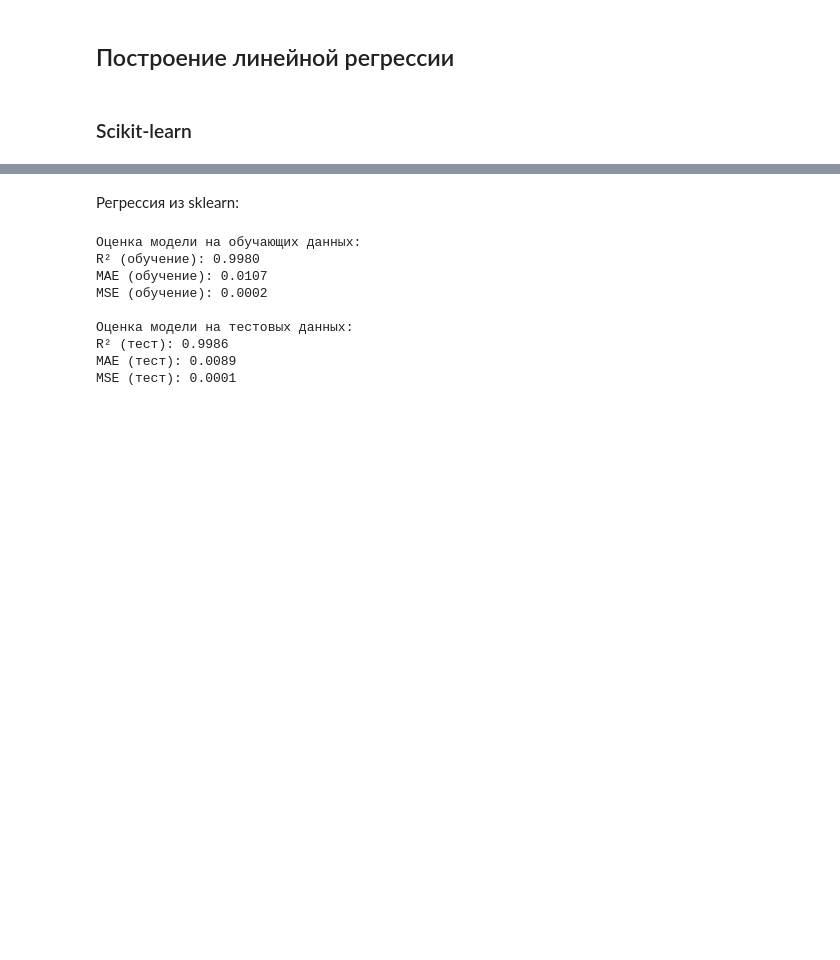
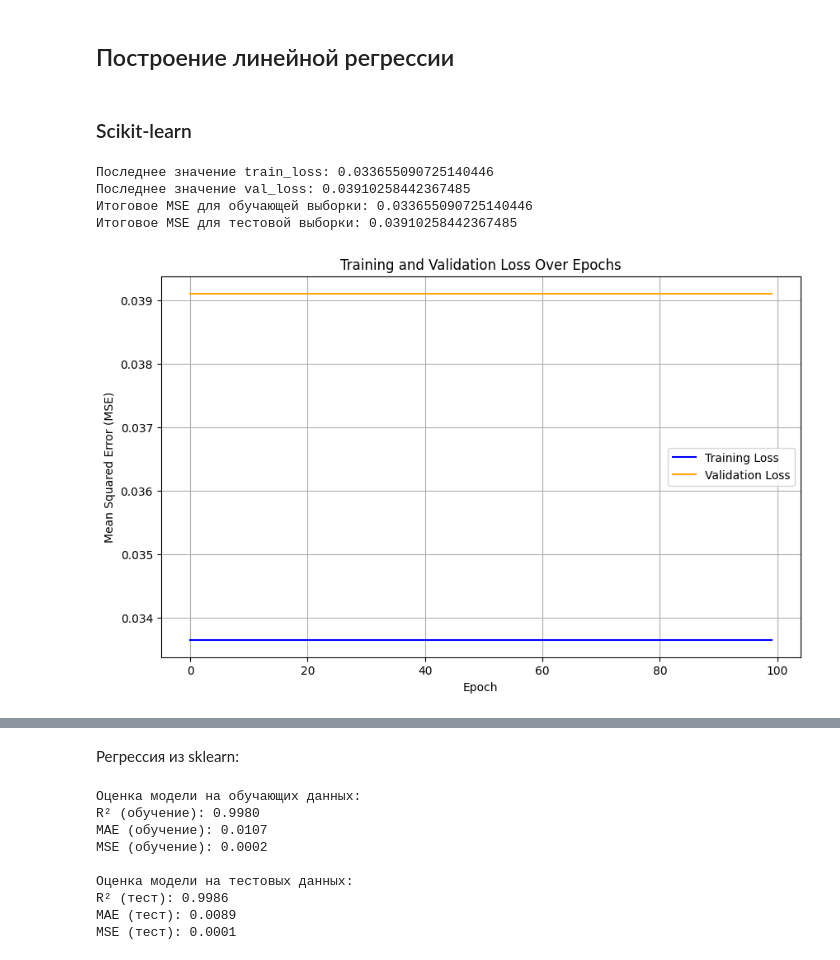
Before and after one commit to pryanik/i3_shades_of_mind, a Jupyter notebook: linear_regression.ipynb, the cells around one changed output, grey strips where cells are left out. Saved outputs shown, nothing was run; the diff lists cells and outputs as text; code cells hidden in the pictures; blank space fills up the shorter version.

```diff
--- a/linear_regression.ipynb
+++ b/linear_regression.ipynb
@@ -196 +210,40 @@ class MyLinearRegression:
+# %%
+# Инициализация списков для потерь
+train_losses = []
+val_losses = []
+
+# Количество эпох
+num_epochs = 100
+
+# Итеративное обучение с вычислением потерь
+for epoch in range(num_epochs):
+    # Обучение модели
+    model.fit(X_train, y_train)
+
+    # Предсказания для обучающей и тестовой выборок
+    y_train_pred = model.predict(X_train)
+    y_val_pred = model.predict(X_test)
+
+    # Вычисление MSE
+    train_loss = mean_squared_error(y_train, y_train_pred)
+    val_loss = mean_squared_error(y_test, y_val_pred)
+
+    # Сохранение потерь
+    train_losses.append(train_loss)
+    val_losses.append(val_loss)
+
+# Вывод примерных значений (для проверки)
+print(f"Последнее значение train_loss: {train_losses[-1]}")
+print(f"Последнее значение val_loss: {val_losses[-1]}")
+
+# Дополнительное вычисление и вывод MSE для последней эпохи
+final_mse_train = train_losses[-1]
+final_mse_val = val_losses[-1]
+print(f"Итоговое MSE для обучающей выборки: {final_mse_train}")
+print(f"Итоговое MSE для тестовой выборки: {final_mse_val}")
+# %% [output]
+Последнее значение train_loss: 0.033655090725140446
+Последнее значение val_loss: 0.03910258442367485
+Итоговое MSE для обучающей выборки: 0.033655090725140446
+Итоговое MSE для тестовой выборки: 0.03910258442367485
 # %%
@@ -200,0 +254,13 @@ y_pred = model.predict(X_test)
+# %%
+# Ячейка для построения графика потерь
+plt.figure(figsize=(10, 6))
+plt.plot(train_losses, label='Training Loss', color='blue')
+plt.plot(val_losses, label='Validation Loss', color='orange')
+plt.xlabel('Epoch')
+plt.ylabel('Mean Squared Error (MSE)')
+plt.title('Training and Validation Loss Over Epochs')
+plt.legend()
+plt.grid(True)
+plt.show()
+# %% [output]
+[figure, added]
```
Also changed, not shown: parts of 10 cells of this notebook, 2 other files.
